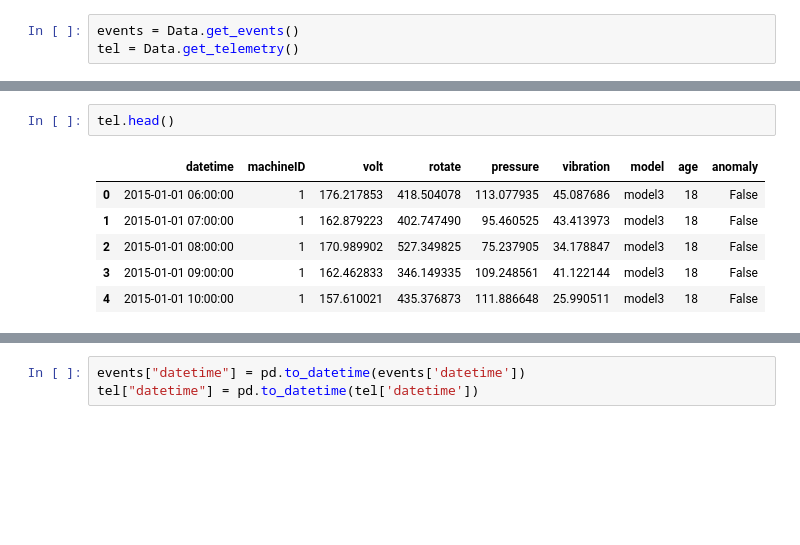
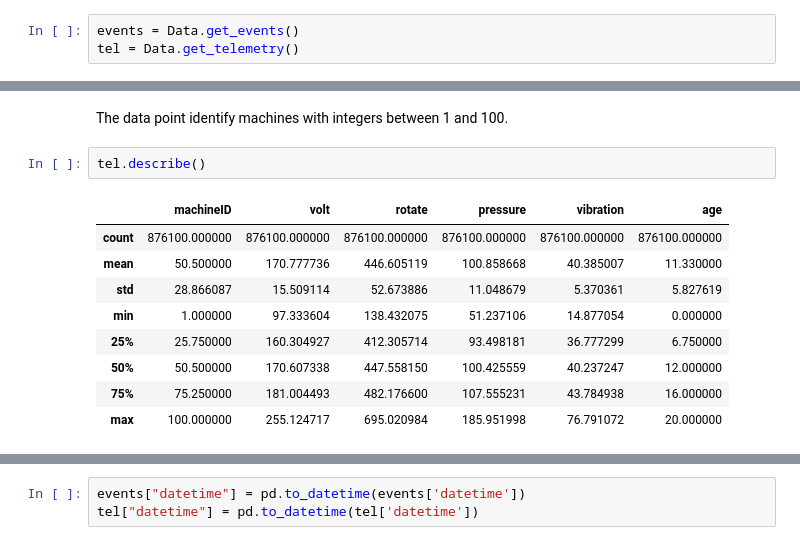
Before and after one commit to stevenjlm/marching-penguin, a Jupyter notebook: src/data_parsing/explore.ipynb, the cells around one changed output, grey strips where cells are left out. Cells and saved outputs as stored; diff of their text form; blank space fills up the shorter version.

```diff
--- a/src/data_parsing/explore.ipynb
+++ b/src/data_parsing/explore.ipynb
@@ -13,9 +27,14 @@ tel = Data.get_telemetry()
+# %% [markdown]
+The data point identify machines with integers between 1 and 100.
 # %%
-tel.head()
+tel.describe()
 # %% [output]
-|  | datetime | machineID | volt | rotate | pressure | vibration | model | age | anomaly |
-| 0 | 2015-01-01 06:00:00 | 1 | 176.217853 | 418.504078 | 113.077935 | 45.087686 | model3 | 18 | False |
-| 1 | 2015-01-01 07:00:00 | 1 | 162.879223 | 402.747490 | 95.460525 | 43.413973 | model3 | 18 | False |
-| 2 | 2015-01-01 08:00:00 | 1 | 170.989902 | 527.349825 | 75.237905 | 34.178847 | model3 | 18 | False |
-| 3 | 2015-01-01 09:00:00 | 1 | 162.462833 | 346.149335 | 109.248561 | 41.122144 | model3 | 18 | False |
-| 4 | 2015-01-01 10:00:00 | 1 | 157.610021 | 435.376873 | 111.886648 | 25.990511 | model3 | 18 | False |
+|  | machineID | volt | rotate | pressure | vibration | age |
+| count | 876100.000000 | 876100.000000 | 876100.000000 | 876100.000000 | 876100.000000 | 876100.000000 |
+| mean | 50.500000 | 170.777736 | 446.605119 | 100.858668 | 40.385007 | 11.330000 |
+| std | 28.866087 | 15.509114 | 52.673886 | 11.048679 | 5.370361 | 5.827619 |
+| min | 1.000000 | 97.333604 | 138.432075 | 51.237106 | 14.877054 | 0.000000 |
+| 25% | 25.750000 | 160.304927 | 412.305714 | 93.498181 | 36.777299 | 6.750000 |
+| 50% | 50.500000 | 170.607338 | 447.558150 | 100.425559 | 40.237247 | 12.000000 |
+| 75% | 75.250000 | 181.004493 | 482.176600 | 107.555231 | 43.784938 | 16.000000 |
+| max | 100.000000 | 255.124717 | 695.020984 | 185.951998 | 76.791072 | 20.000000 |
```
Also changed, not shown: parts of 28 cells of this notebook, 2 other files.
